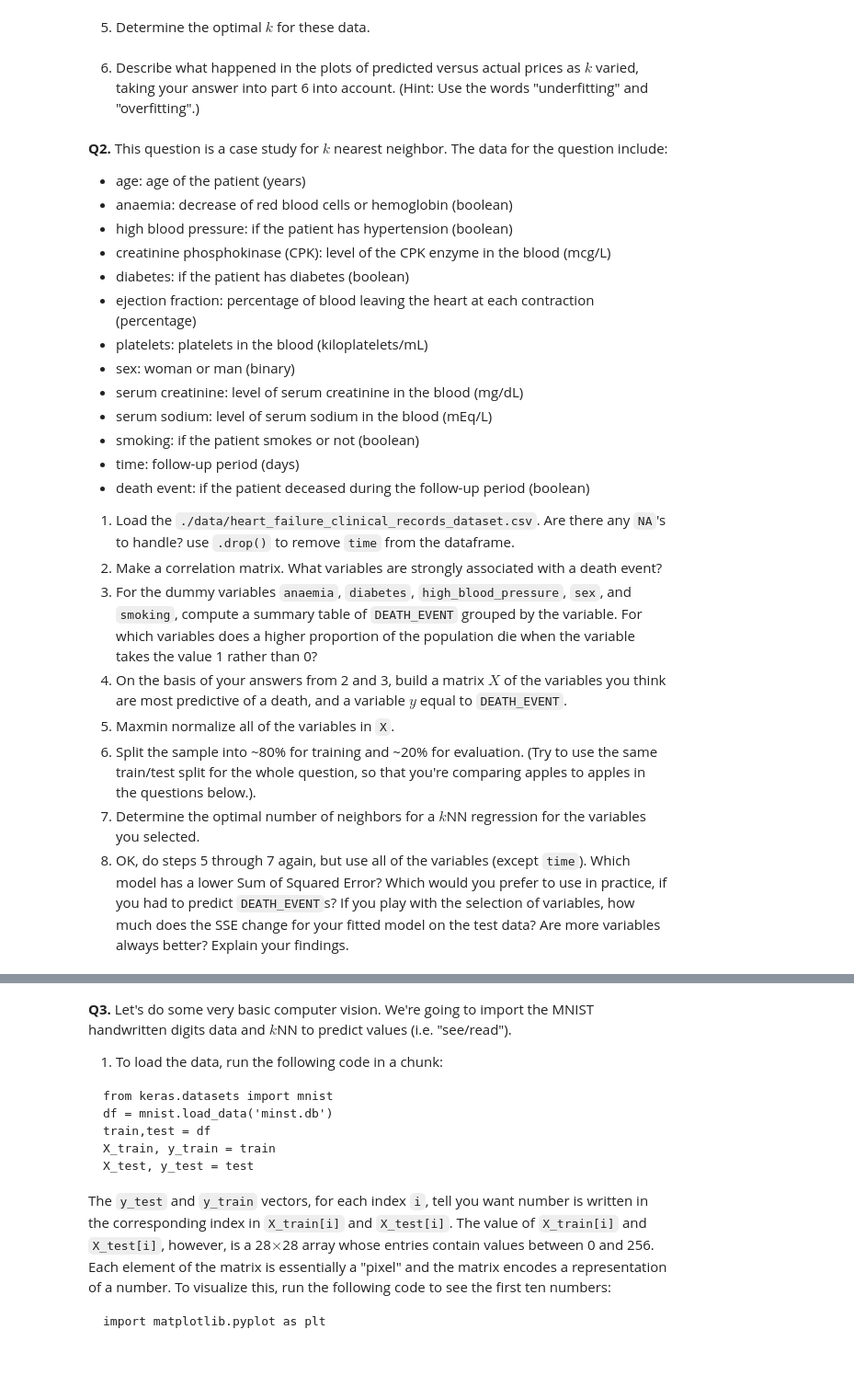
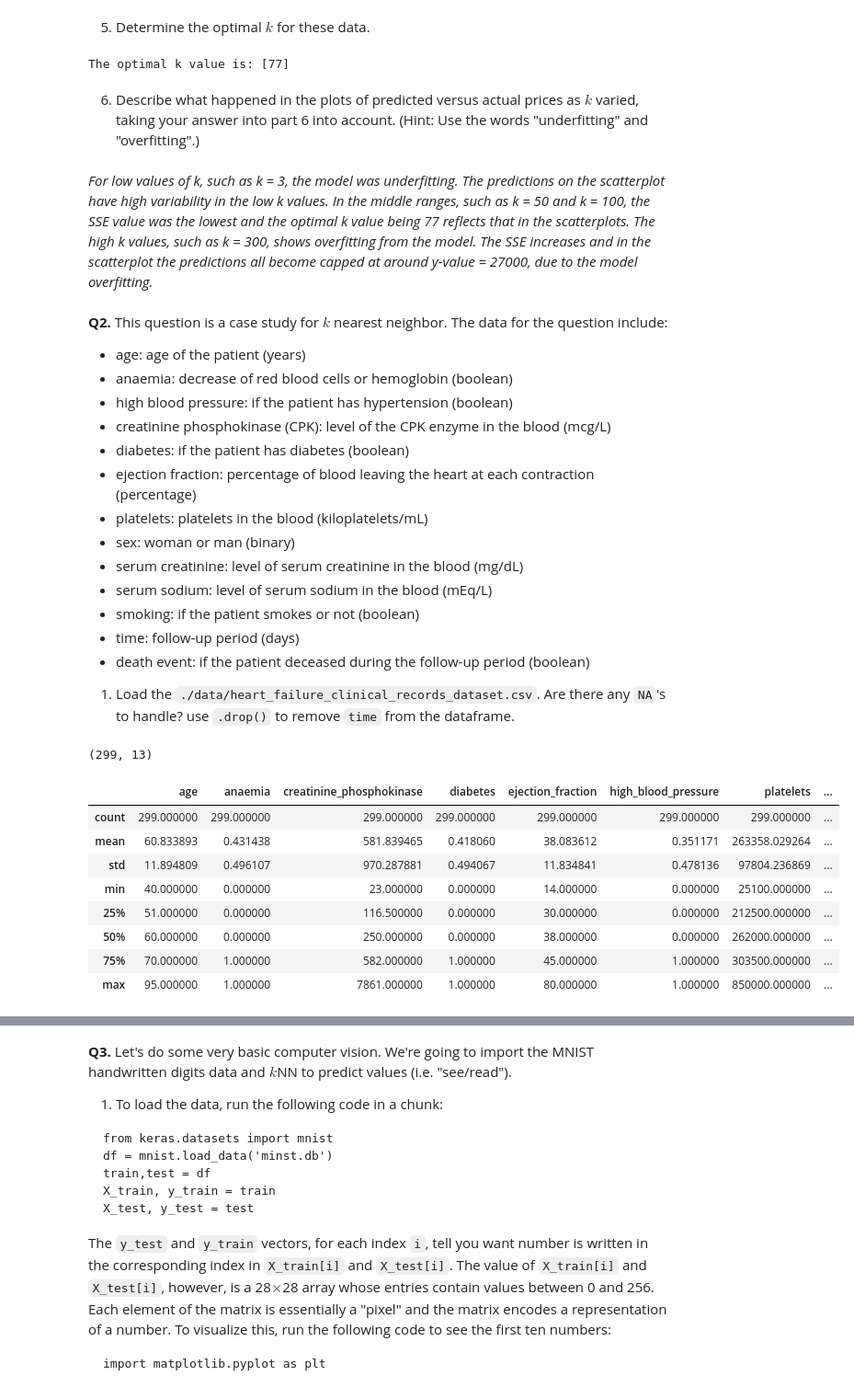
Before and after one commit to ryandinnh/knn, a Jupyter notebook: assignment_knn.ipynb, the cells around one changed output, grey strips where cells are left out. Shown: that part at 92% size. Drawn from its saved outputs; the diff is of its cells as text; code cells hidden in the pictures; blank space fills up the shorter version.

Commit message:
answered both 1 and 2, will revisit 3

```diff
--- a/assignment_knn.ipynb
+++ b/assignment_knn.ipynb
@@ -125,8 +125,30 @@ The SSE of K-value: 300 is 50238649457.106
 *As you increase K the sum squared error of k-values decreases. That means there is a better fit on the model as the k value increases, but for k = 300 the SSE increases in comparison for k = 100. This could suggest that the model is overfitting at k - 300. There is also a cutoffline at around y = 27000 that becomes more prominent as K increases.*
 # %% [markdown]
 5. Determine the optimal $k$ for these data.
+# %%
+#adapted from knn.ipynb
+k_bar = 300 #number of k's to try
+SSE = np.zeros(k_bar) #storing SSE values
+SSE_on_train = np.zeros(k_bar)#training error
+
+for k in range(k_bar):
+    model = KNeighborsRegressor(n_neighbors=k+1)
+    fitted_model = model.fit(X_train,y_train)
+    y_hat = fitted_model.predict(X_test)
+    SSE[k] = np.sum( (y_test-y_hat)**2 )
+    y_hat = fitted_model.predict(X_train)
+    SSE_on_train[k] = np.sum( (y_train-y_hat)**2 )
+
+SSE_min = np.min(SSE) #lowest SSE value
+min_index = np.where(SSE==SSE_min) #finding index of y value SSE_min
+k_star = min_index[0]+1 # min index 0 + 1 bc each index in the SSE list is equal to 'k+1' neighbors
+print("The optimal k value is: " + str(k_star))
+# %% [output]
+The optimal k value is: [77]
 # %% [markdown]
 6. Describe what happened in the plots of predicted versus actual prices as $k$ varied, taking your answer into part 6 into account. (Hint: Use the words "underfitting" and "overfitting".)
+# %% [markdown]
+*For low values of k, such as k = 3, the model was underfitting. The predictions on the scatterplot have high variability in the low k values. In the middle ranges, such as k = 50 and k = 100, the SSE value was the lowest and the optimal k value being 77 reflects that in the scatterplots. The high k values, such as k = 300, shows overfitting from the model. The SSE increases and in the scatterplot the predictions all become capped at around y-value = 27000, due to the model overfitting.*
 # %% [markdown]
 **Q2.** This question is a case study for $k$ nearest neighbor. The data for the question include:
 
@@ -145,10 +167,20 @@ The SSE of K-value: 300 is 50238649457.106
 - death event: if the patient deceased during the follow-up period (boolean)
 
 1. Load the `./data/heart_failure_clinical_records_dataset.csv`. Are there any `NA`'s to handle? use `.drop()` to remove `time` from the dataframe.
-2. Make a correlation matrix. What variables are strongly associated with a death event?
-3. For the dummy variables `anaemia`, `diabetes`, `high_blood_pressure`, `sex`, and `smoking`, compute a summary table of `DEATH_EVENT` grouped by the variable. For which variables does a higher proportion of the population die when the variable takes the value 1 rather than 0?
-4. On the basis of your answers from 2 and 3, build a matrix $X$ of the variables you think are most predictive of a death, and a variable $y$ equal to `DEATH_EVENT`.
-5. Maxmin normalize all of the variables in `X`.
-6. Split the sample into ~80% for training and ~20% for evaluation. (Try to use the same train/test split for the whole question, so that you're comparing apples to apples in the questions below.).
-7. Determine the optimal number of neighbors for a $k$NN regression for the variables you selected.
-8. OK, do steps 5 through 7 again, but use all of the variables (except `time`). Which model has a lower Sum of Squared Error? Which would you prefer to use in practice, if you had to predict `DEATH_EVENT`s? If you play with the selection of variables, how much does the SSE change for your fitted model on the test data? Are more variables always better? Explain your findings.
+# %%
+df = pd.read_csv('./data/heart_failure_clinical_records_dataset.csv')
+
+print(df.shape)
+df=df.drop('time', axis = 1) #axis 1 for column name
+df.describe()
+# %% [output]
+(299, 13)
+|  | age | anaemia | creatinine_phosphokinase | diabetes | ejection_fraction | high_blood_pressure | platelets | ... |
+| count | 299.000000 | 299.000000 | 299.000000 | 299.000000 | 299.000000 | 299.000000 | 299.000000 | ... |
+| mean | 60.833893 | 0.431438 | 581.839465 | 0.418060 | 38.083612 | 0.351171 | 263358.029264 | ... |
+| std | 11.894809 | 0.496107 | 970.287881 | 0.494067 | 11.834841 | 0.478136 | 97804.236869 | ... |
+| min | 40.000000 | 0.000000 | 23.000000 | 0.000000 | 14.000000 | 0.000000 | 25100.000000 | ... |
+| 25% | 51.000000 | 0.000000 | 116.500000 | 0.000000 | 30.000000 | 0.000000 | 212500.000000 | ... |
+| 50% | 60.000000 | 0.000000 | 250.000000 | 0.000000 | 38.000000 | 0.000000 | 262000.000000 | ... |
+| 75% | 70.000000 | 1.000000 | 582.000000 | 1.000000 | 45.000000 | 1.000000 | 303500.000000 | ... |
+| max | 95.000000 | 1.000000 | 7861.000000 | 1.000000 | 80.000000 | 1.000000 | 850000.000000 | ... |
```
Also changed, not shown: parts of 18 cells of this notebook.
